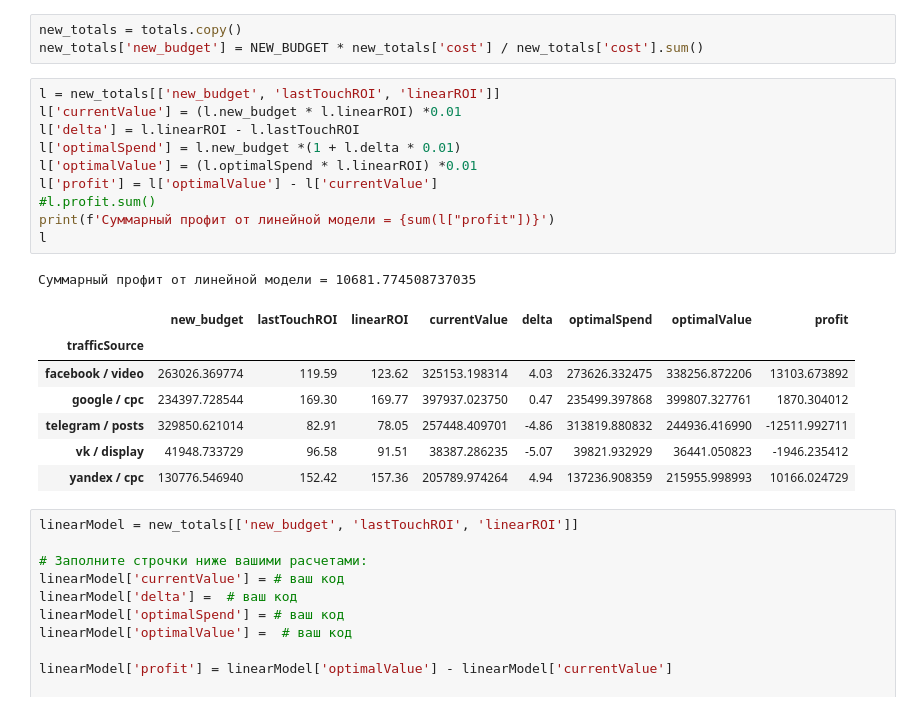
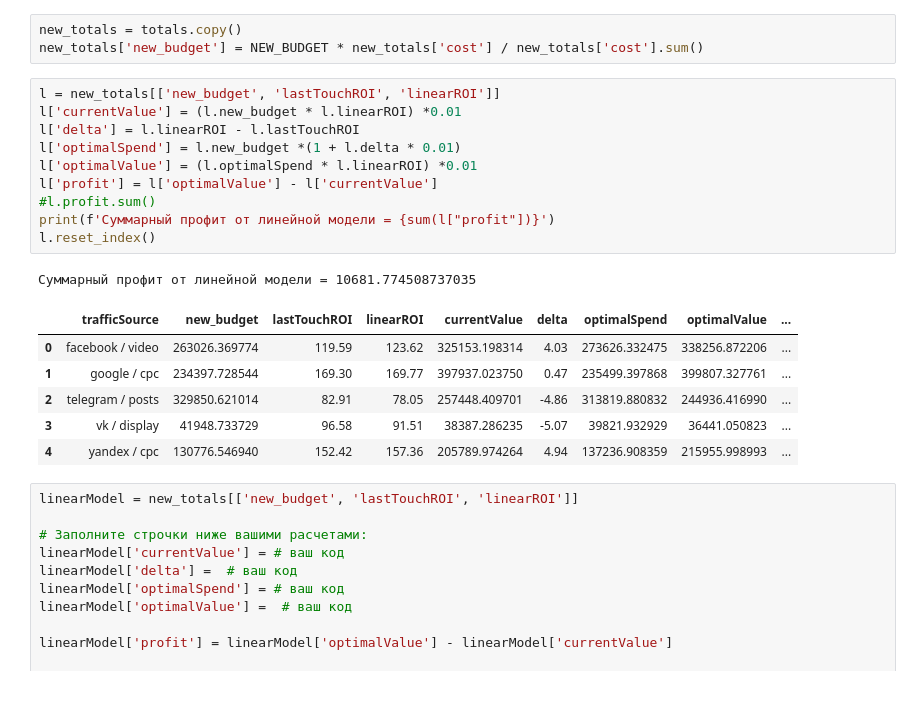
Before and after one commit to PasAlex8019/master-classes-and-practice, a Jupyter notebook: attribution_modeling_part2.ipynb, the cells around one changed output. Cells and saved outputs as stored; diff of their text form.

```diff
--- a/attribution_modeling_part2.ipynb
+++ b/attribution_modeling_part2.ipynb
@@ -144,22 +143,21 @@ new_totals['new_budget'] = NEW_BUDGET * new_totals['cost'] / new_totals['cost'].
 # %%
 l = new_totals[['new_budget', 'lastTouchROI', 'linearROI']]
 l['currentValue'] = (l.new_budget * l.linearROI) *0.01
 l['delta'] = l.linearROI - l.lastTouchROI
 l['optimalSpend'] = l.new_budget *(1 + l.delta * 0.01)
 l['optimalValue'] = (l.optimalSpend * l.linearROI) *0.01
 l['profit'] = l['optimalValue'] - l['currentValue']
 #l.profit.sum()
 print(f'Суммарный профит от линейной модели = {sum(l["profit"])}')
-l
+l.reset_index()
 # %% [output]
 Суммарный профит от линейной модели = 10681.774508737035
-|  | new_budget | lastTouchROI | linearROI | currentValue | delta | optimalSpend | optimalValue | profit |
-| trafficSource |  |  |  |  |  |  |  |  |
-| facebook / video | 263026.369774 | 119.59 | 123.62 | 325153.198314 | 4.03 | 273626.332475 | 338256.872206 | 13103.673892 |
-| google / cpc | 234397.728544 | 169.30 | 169.77 | 397937.023750 | 0.47 | 235499.397868 | 399807.327761 | 1870.304012 |
-| telegram / posts | 329850.621014 | 82.91 | 78.05 | 257448.409701 | -4.86 | 313819.880832 | 244936.416990 | -12511.992711 |
-| vk / display | 41948.733729 | 96.58 | 91.51 | 38387.286235 | -5.07 | 39821.932929 | 36441.050823 | -1946.235412 |
-| yandex / cpc | 130776.546940 | 152.42 | 157.36 | 205789.974264 | 4.94 | 137236.908359 | 215955.998993 | 10166.024729 |
+|  | trafficSource | new_budget | lastTouchROI | linearROI | currentValue | delta | optimalSpend | optimalValue | ... |
+| 0 | facebook / video | 263026.369774 | 119.59 | 123.62 | 325153.198314 | 4.03 | 273626.332475 | 338256.872206 | ... |
+| 1 | google / cpc | 234397.728544 | 169.30 | 169.77 | 397937.023750 | 0.47 | 235499.397868 | 399807.327761 | ... |
+| 2 | telegram / posts | 329850.621014 | 82.91 | 78.05 | 257448.409701 | -4.86 | 313819.880832 | 244936.416990 | ... |
+| 3 | vk / display | 41948.733729 | 96.58 | 91.51 | 38387.286235 | -5.07 | 39821.932929 | 36441.050823 | ... |
+| 4 | yandex / cpc | 130776.546940 | 152.42 | 157.36 | 205789.974264 | 4.94 | 137236.908359 | 215955.998993 | ... |
 # %%
 linearModel = new_totals[['new_budget', 'lastTouchROI', 'linearROI']]
 
```
Also changed, not shown: parts of 6 cells of this notebook.
